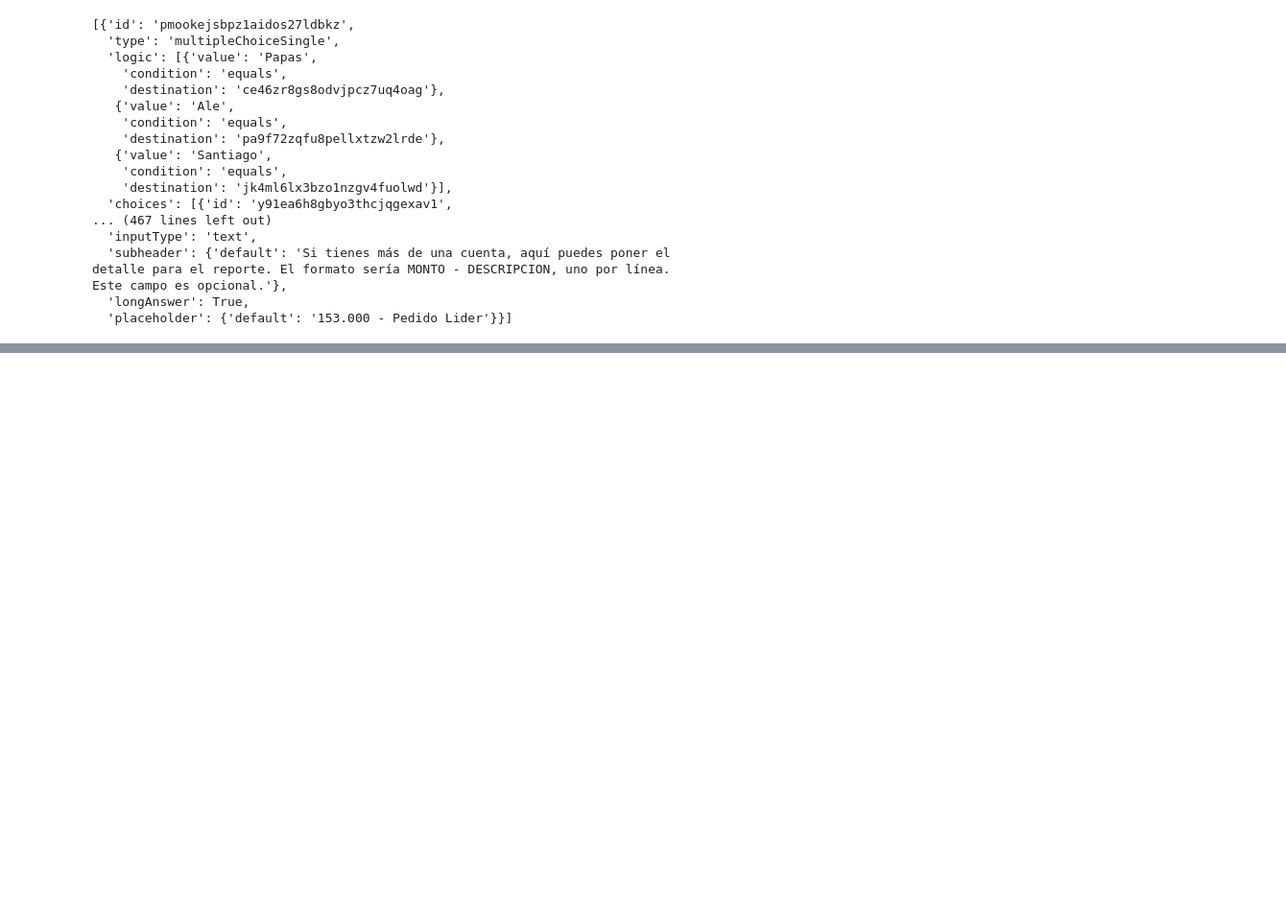
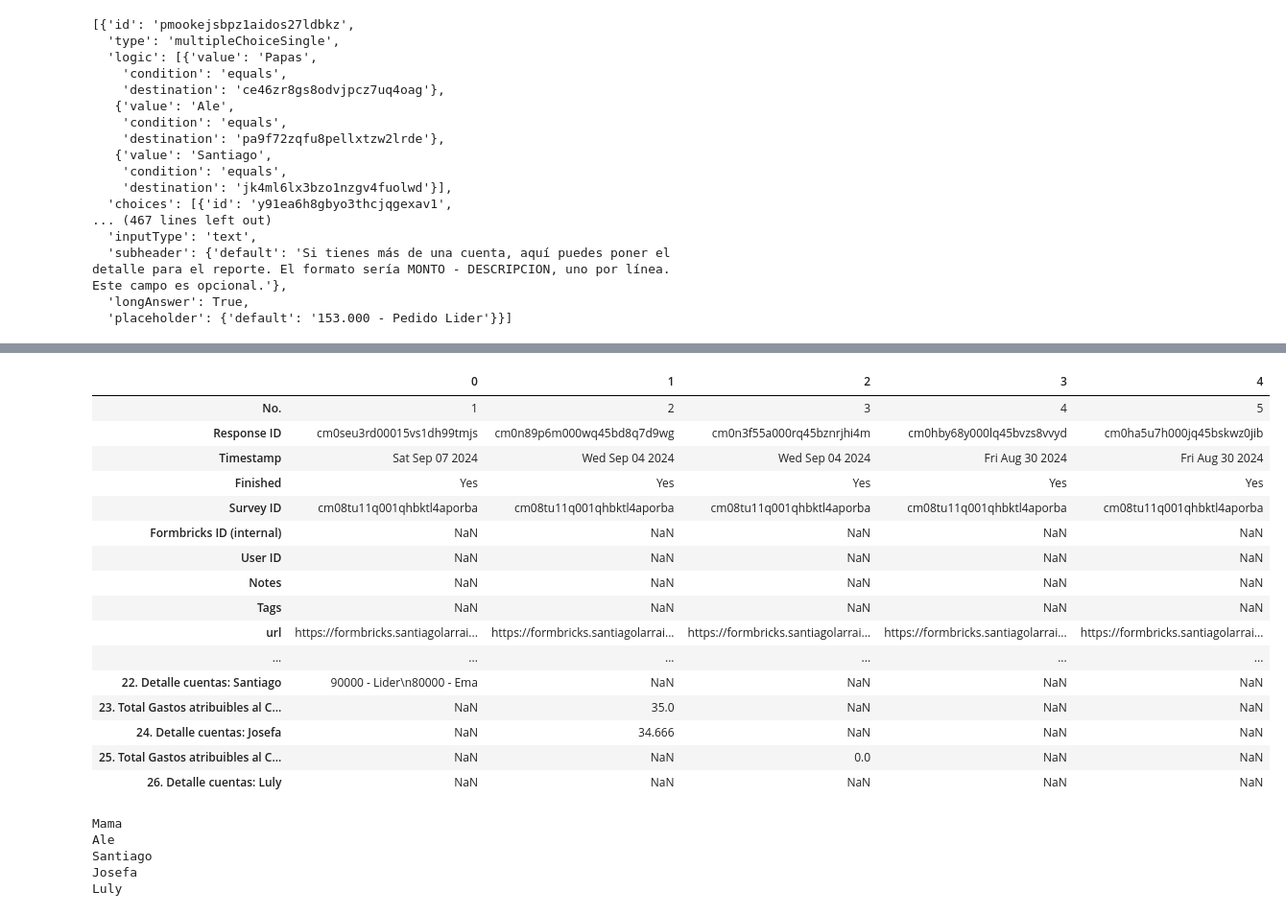
Before and after one commit to slarrain/Utils, a Jupyter notebook: comidas_campo/notebooks/Explorations.ipynb, the cells around one changed output, grey strips where cells are left out. Shown at 96% size. Cells and saved outputs as stored; diff of their text form; code cells hidden in the pictures; blank space fills up the shorter version.

```diff
--- a/comidas_campo/notebooks/Explorations.ipynb
+++ b/comidas_campo/notebooks/Explorations.ipynb
@@ -806,0 +845,48 @@ payload['name'] = 'comidas_campo_03'
+# %%
+df.T
+# %% [output]
+|  | 0 | 1 | 2 | 3 | 4 |
+| No. | 1 | 2 | 3 | 4 | 5 |
+| Response ID | cm0seu3rd00015vs1dh99tmjs | cm0n89p6m000wq45bd8q7d9wg | cm0n3f55a000rq45bznrjhi4m | cm0hby68y000lq45bvzs8vvyd | cm0ha5u7h000jq45bskwz0jib |
+| Timestamp | Sat Sep 07 2024 | Wed Sep 04 2024 | Wed Sep 04 2024 | Fri Aug 30 2024 | Fri Aug 30 2024 |
+| Finished | Yes | Yes | Yes | Yes | Yes |
+| Survey ID | cm08tu11q001qhbktl4aporba | cm08tu11q001qhbktl4aporba | cm08tu11q001qhbktl4aporba | cm08tu11q001qhbktl4aporba | cm08tu11q001qhbktl4aporba |
+| Formbricks ID (internal) | NaN | NaN | NaN | NaN | NaN |
+| User ID | NaN | NaN | NaN | NaN | NaN |
+| Notes | NaN | NaN | NaN | NaN | NaN |
+| Tags | NaN | NaN | NaN | NaN | NaN |
+| url | https://formbricks.santiagolarrai... | https://formbricks.santiagolarrai... | https://formbricks.santiagolarrai... | https://formbricks.santiagolarrai... | https://formbricks.santiagolarrai... |
+| ... | ... | ... | ... | ... | ... |
+| 22. Detalle cuentas: Santiago | 90000 - Lider\n80000 - Ema | NaN | NaN | NaN | NaN |
+| 23. Total Gastos atribuibles al C... | NaN | 35.0 | NaN | NaN | NaN |
+| 24. Detalle cuentas: Josefa | NaN | 34.666 | NaN | NaN | NaN |
+| 25. Total Gastos atribuibles al C... | NaN | NaN | 0.0 | NaN | NaN |
+| 26. Detalle cuentas: Luly | NaN | NaN | NaN | NaN | NaN |
+# %%
+names = [
+    "Mama",
+    "Ale",
+    "Santiago",
+    "Josefa",
+    "Luly"
+]
+dias = {}
+for name in names:
+    print (name)
+
+    df2 = df[[x for x in df.columns if name in x]].T
+    df3 = df2[:-2].dropna(axis=1).map(lambda x: x.split(', '))
+    col = df3.columns[0]
+    dias[name] = {
+        'tabla':
+        df3.explode(col).reset_index().sort_values(col).groupby(['index', col])[col].count().unstack()
+    }
+    dias[name]['total'] = df2.loc[df2.index[-2], col]
+    dias[name]['detalle'] = df2.loc[df2.index[-1], col]
+    dias[name]['total_dias'] = dias[name]['tabla'].sum().sum()
+# %% [output]
+Mama
+Ale
+Santiago
+Josefa
+Luly
```
Also changed, not shown: parts of 23 cells of this notebook, 5 other files.
